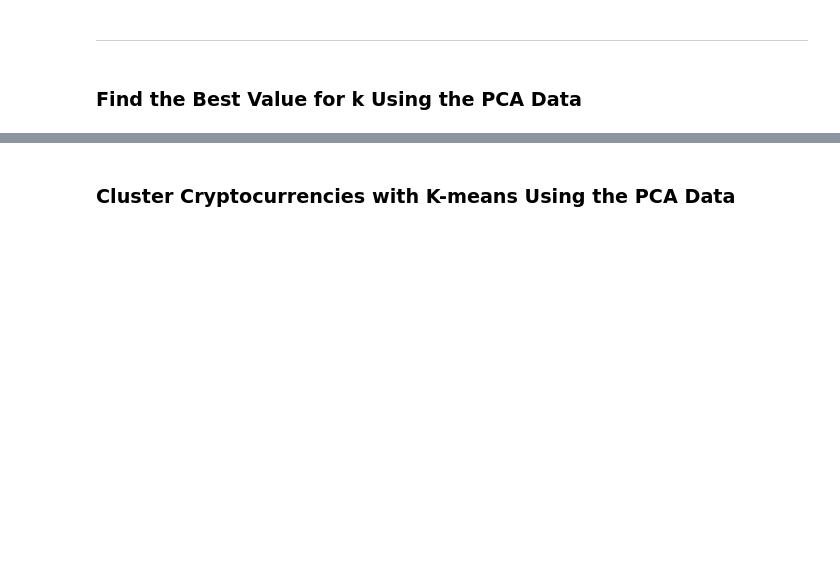
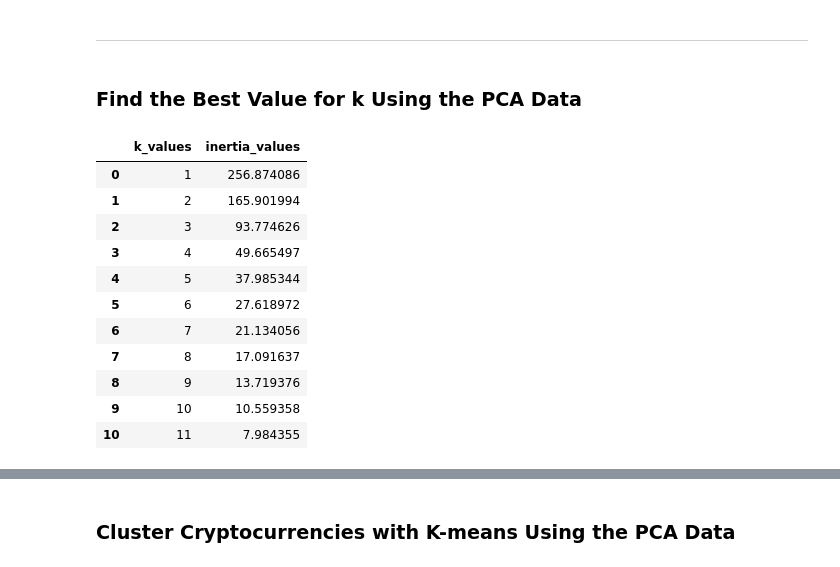
Before and after one commit to ligiafascilla/CryptoClustering, a Jupyter notebook: Crypto_Clustering.ipynb, the cells around one changed output, grey strips where cells are left out. Cells and saved outputs as stored; diff of their text form; code cells hidden in the pictures; blank space fills up the shorter version.

```diff
--- a/Crypto_Clustering.ipynb
+++ b/Crypto_Clustering.ipynb
@@ -151,5 +224,7 @@ ValueError: Shape of passed values is (41, 7), indices imply (41, 6)
 # %%
 # Use the PCA model with `fit_transform` to reduce to
 # three principal components.
+pca_data = pca.fit_transform(df_market_data_scaled)
 
 # View the first five rows of the DataFrame.
+print(pca_data[:5])
@@ -165,12 +255,13 @@ ValueError: Shape of passed values is (41, 7), indices imply (41, 6)
 # %%
 # Create a new DataFrame with the PCA data.
+df_pca = pd.DataFrame(pca_data, columns=['PC1', 'PC2', 'PC3'])
 
 # Creating a DataFrame with the PCA data
-
 # Copy the crypto names from the original data
-
+df_pca['coin_id'] = df_market_data_scaled.index
 
 # Set the coinid column as index
-
+df_pca.set_index('coin_id', inplace=True)
 
 # Display sample data
+df_pca.head()
@@ -180,19 +279,45 @@ ValueError: Shape of passed values is (41, 7), indices imply (41, 6)
 ### Find the Best Value for k Using the PCA Data
 # %%
 # Create a list with the number of k-values from 1 to 11
+k_values = list(range(1, 12))
 # %%
 # Create an empty list to store the inertia values
-
+inertia_values_pca = []
 
 # Create a for loop to compute the inertia with each possible value of k
 # Inside the loop:
 # 1. Create a KMeans model using the loop counter for the n_clusters
 # 2. Fit the model to the data using `df_market_data_pca`
 # 3. Append the model.inertia_ to the inertia list
+
+for k in k_values:
+    kmeans_pca = KMeans(n_clusters=k, random_state=10)
+    kmeans_pca.fit(df_pca)
+    inertia_values_pca.append(kmeans_pca.inertia_)
 # %%
 # Create a dictionary with the data to plot the Elbow curve
+elbow_data_pca = {
+    'k_values': k_values,
+    'inertia_values': inertia_values_pca
+}
 
 # Create a DataFrame with the data to plot the Elbow curve
+elbow_df_pca = pd.DataFrame(elbow_data_pca)
+
+elbow_df_pca
+# %% [output]
+|  | k_values | inertia_values |
+| 0 | 1 | 256.874086 |
+| 1 | 2 | 165.901994 |
+| 2 | 3 | 93.774626 |
+| 3 | 4 | 49.665497 |
+| 4 | 5 | 37.985344 |
+| 5 | 6 | 27.618972 |
+| 6 | 7 | 21.134056 |
+| 7 | 8 | 17.091637 |
+| 8 | 9 | 13.719376 |
+| 9 | 10 | 10.559358 |
+| 10 | 11 | 7.984355 |
 # %%
 # Plot a line chart with all the inertia values computed with
 # the different values of k to visually identify the optimal value for k.
```
Also changed, not shown: parts of 30 cells of this notebook.
